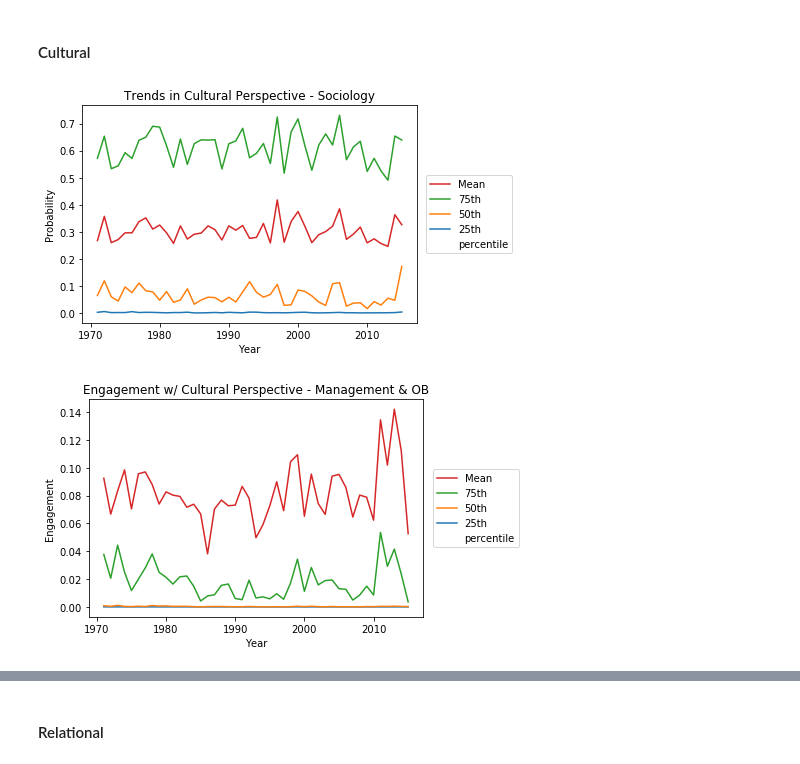
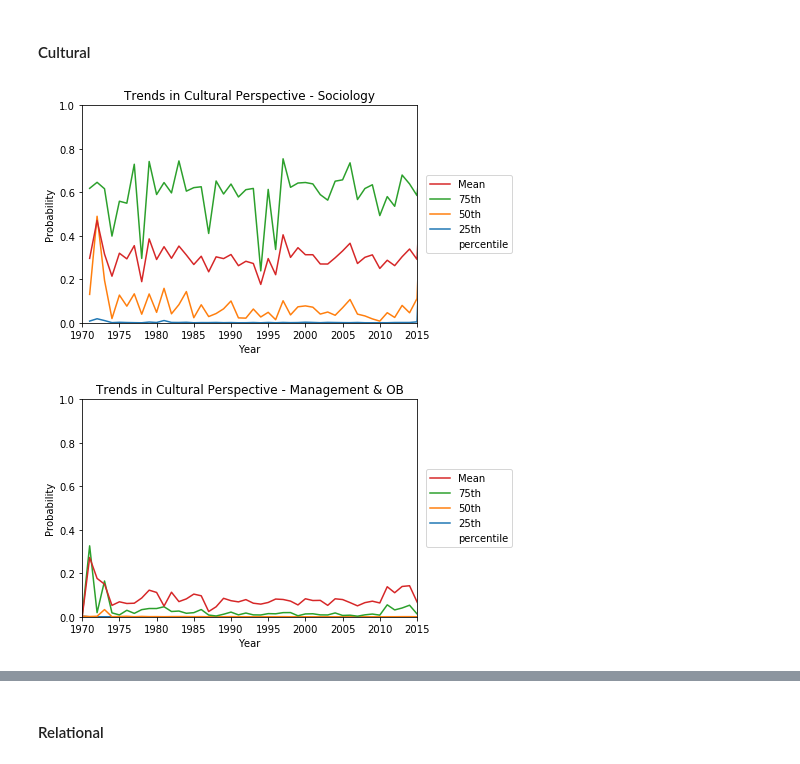
Before and after one commit to h2researchgroup/classification, a Jupyter notebook: modeling/viz_predictions.ipynb, the cells around one changed output, grey strips where cells are left out. Drawn from its saved outputs; the diff is of its cells as text; code cells hidden in the pictures.

Commit message:
updated with WOS confirmed year data

```diff
--- a/modeling/viz_predictions.ipynb
+++ b/modeling/viz_predictions.ipynb
@@ -151,3 +133,25 @@ Rows, cols in data: (65365, 23)
 | 3 | journal-article-10.2307_40836133 | 10.2307_40836133 | Knowledge Transfer within the Mul... | https://www.jstor.org/stable/4083... | This paper examines the process o... | MIR: Management International Review | [Ariela, ARTHUR J., John A., Mari... | ... |
 | 4 | journal-article-10.2307_2579666 | 10.2307_2579666 | Dynamics of Labor Market Segmenta... | https://www.jstor.org/stable/2579666 | Research in the early 1980s showe... | Social Forces | [Ariela, ARTHUR J., John A., Mari... | ... |
 5 rows × 23 columns
+# %%
+# Read in Web of Science API output
+wos_df = pd.read_csv(wos_fp, low_memory = False)
+wos_df = wos_df[['edited_filename', 'year_wos', 'article_name_wos', 'similarity_wos_title']]
+wos_df['year_wos'] = wos_df[wos_df['year_wos'].notnull()]['year_wos'].astype('int32')
+df.rename(columns={'year':'year_jstor'}, inplace = True)
+
+# Remove WOS matches if titles aren't very similar = have low fuzz.ratio score
+wos_df = wos_df[wos_df['similarity_wos_title'] > 65.0]
+print(f"# articles with pub year verified by API: {str(wos_df.shape[0])}")
+
+# Merge WOS with main DF, keep only articles with verified publication year
+df = pd.merge(df, wos_df, how='left', on='edited_filename')
+df = df[df['year_wos'].notnull()].reset_index(drop=True) # filter
+
+# Show all columns in resulting DF
+print("All columns:\n", list(df))
+print()
+
+print("Rows, cols in final data:", df.shape)
+
+df.head()
@@ -337,10 +359,10 @@ def year_make_int(x):
     except:
         return(int(x[:4]))
 
-df['year_int'] = df.year.apply(lambda x: year_make_int(x))
-df['year_int_temp'] = df.year.apply(lambda x: year_make_int(x))
-df_orgsoc['year_int'] = df_orgsoc.year.apply(lambda x: year_make_int(x))
-df_orgsoc['year_int_temp'] = df_orgsoc.year.apply(lambda x: year_make_int(x))
+df['year_int'] = df.year_wos.apply(lambda x: year_make_int(x))
+df['year_int_temp'] = df.year_wos.apply(lambda x: year_make_int(x))
+df_orgsoc['year_int'] = df_orgsoc.year_wos.apply(lambda x: year_make_int(x))
+df_orgsoc['year_int_temp'] = df_orgsoc.year_wos.apply(lambda x: year_make_int(x))
 # %%
 # Columns for calculating percentiles (range from 0.0 to 1.0)
 keepcols = [
@@ -425,24 +447,29 @@ df_pct_mgt = pd.concat([df_pct_mgt, df_mean_mgt])
 # %%
 ax = sns.lineplot(x="year_int", y="prediction_cult", data=df_pct_soc, hue = 'percentile')
 ax.set(xlabel='Year', ylabel='Probability')
-# ax.set(ylim=(0.5, 0.7))
+ax.set(xlim=(1970, 2015))
+ax.set(ylim=(0.0, 1.0))
+
 ax.set_title('Trends in Cultural Perspective - Sociology')
 
 ax.legend(loc='center right', bbox_to_anchor=(1.3, 0.5), ncol=1)
 handles, labels = ax.get_legend_handles_labels()
 ax.legend(handles[::-1], labels[::-1], loc='center right', bbox_to_anchor=(1.3, 0.5), ncol=1)
 
 fig.set_size_inches(8, 6)
 title = f"cult_soc_trends_{str(thisday)}_MLP_unphrased"
 plt.savefig("../figures/" + title + ".png", dpi=200, figsize=(8, 6), bbox_inches="tight")
 plt.show()
 # %% [output]
-[figure, old version]
+[figure, new version]
 # %%
 ax = sns.lineplot(x="year_int", y="prediction_cult", data=df_pct_mgt, hue = 'percentile')
 ax.set(xlabel='Year', ylabel='Probability')
-# ax.set(ylim=(0.5, 0.7))
-ax.set_title('Engagement w/ Cultural Perspective - Management & OB')
+ax.set(xlim=(1970, 2015))
+ax.set(ylim=(0.0, 1.0))
+
+ax.set_title('Trends in Cultural Perspective - Management & OB')
+
 ax.legend(loc='center right', bbox_to_anchor=(1.3, 0.5), ncol=1)
 handles, labels = ax.get_legend_handles_labels()
 ax.legend(handles[::-1], labels[::-1], loc='center right', bbox_to_anchor=(1.3, 0.5), ncol=1)
@@ -452,7 +479,7 @@ title = f"cult_mgt_trends_{str(thisday)}_MLP_unphrased"
 plt.savefig("../figures/" + title + ".png", dpi=200, figsize=(8, 6), bbox_inches="tight")
 plt.show()
 # %% [output]
-[figure, old version]
+[figure, new version]
 # %%
 ax = sns.distplot(df_orgsoc["prediction_cult_prob_yes"], bins = 50)
 # ax.set(xlabel='Year', ylabel='Avg. Engagement')
```
Also changed, not shown: parts of 22 cells of this notebook.
